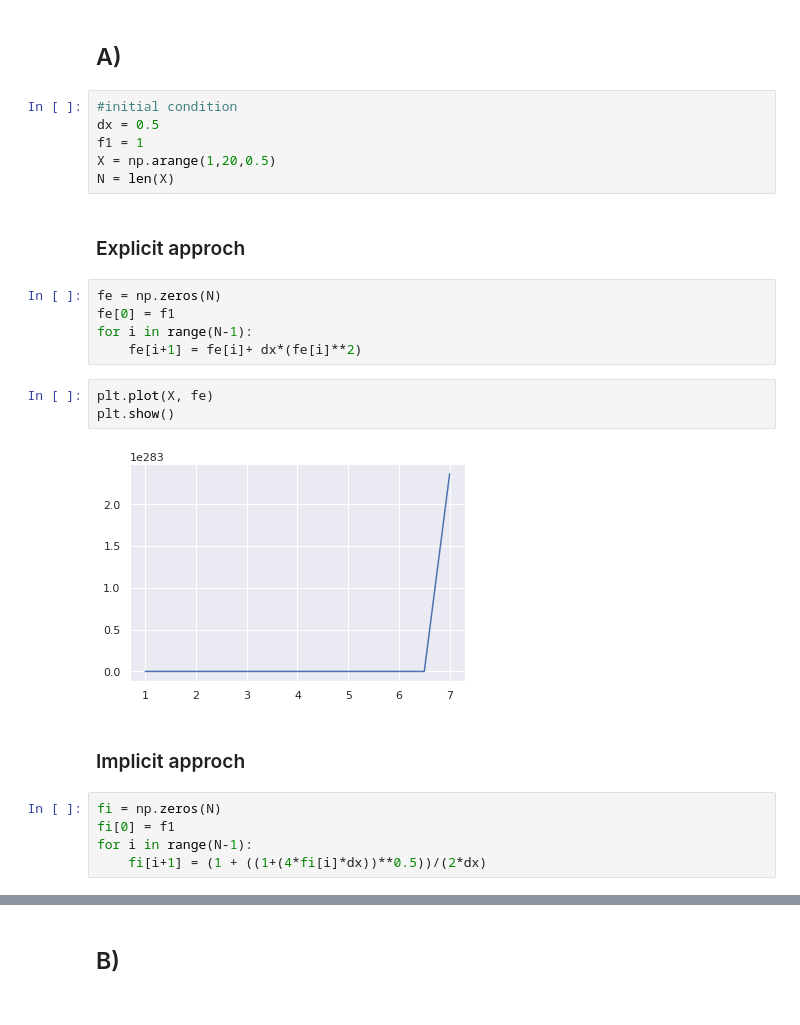
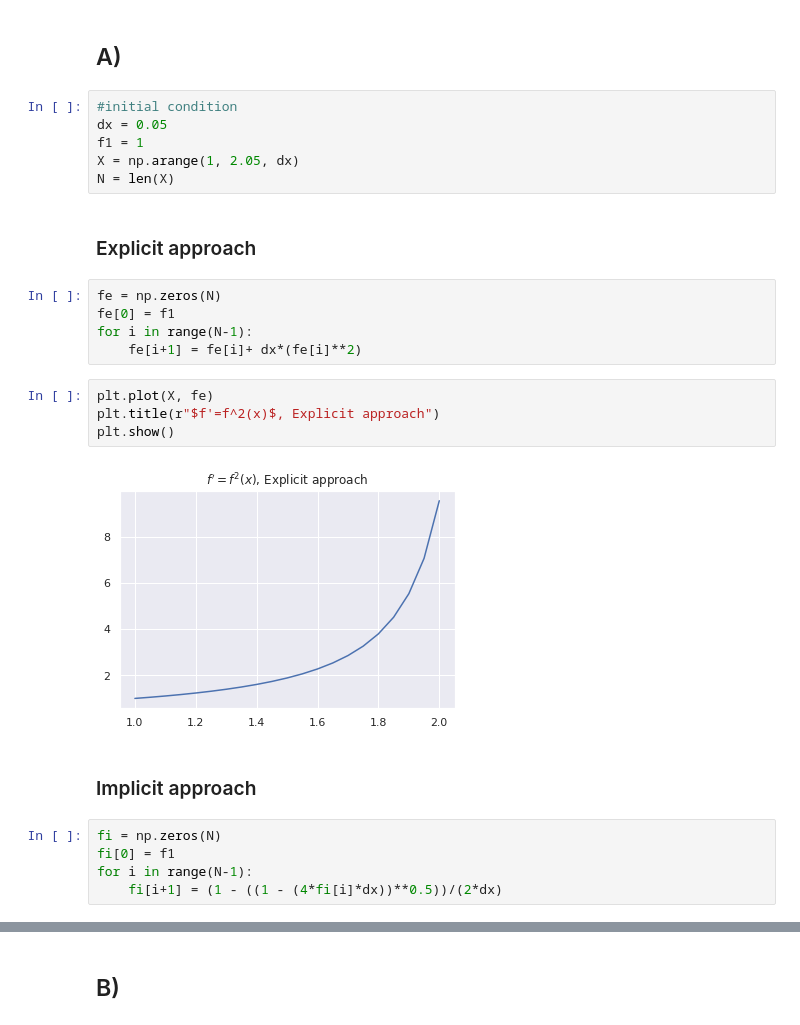
Before and after one commit to MohiMozaffari/Computational-Physics, a Jupyter notebook: HW8/HW8.ipynb, the cells around one changed output, grey strips where cells are left out. Cells and saved outputs as stored; diff of their text form.

```diff
--- a/HW8/HW8.ipynb
+++ b/HW8/HW8.ipynb
@@ -162,12 +162,12 @@ plt.show()
 ## A)
 # %%
 #initial condition
-dx = 0.5
+dx = 0.05
 f1 = 1
-X = np.arange(1,20,0.5)
+X = np.arange(1, 2.05, dx)
 N = len(X)
 # %% [markdown]
-### Explicit approch
+### Explicit approach
 # %%
 fe = np.zeros(N)
 fe[0] = f1
@@ -175,14 +175,15 @@ for i in range(N-1):
     fe[i+1] = fe[i]+ dx*(fe[i]**2)
 # %%
 plt.plot(X, fe)
+plt.title(r"$f'=f^2(x)$, Explicit approach")
 plt.show()
 # %% [output]
-[figure, old version]
+[figure, new version]
 # %% [markdown]
-### Implicit approch
+### Implicit approach
 # %%
 fi = np.zeros(N)
 fi[0] = f1
 for i in range(N-1):
-    fi[i+1] = (1 + ((1+(4*fi[i]*dx))**0.5))/(2*dx)
+    fi[i+1] = (1 - ((1 - (4*fi[i]*dx))**0.5))/(2*dx)
 # %%
```
Also changed, not shown: parts of 28 cells of this notebook, 1 other file.
